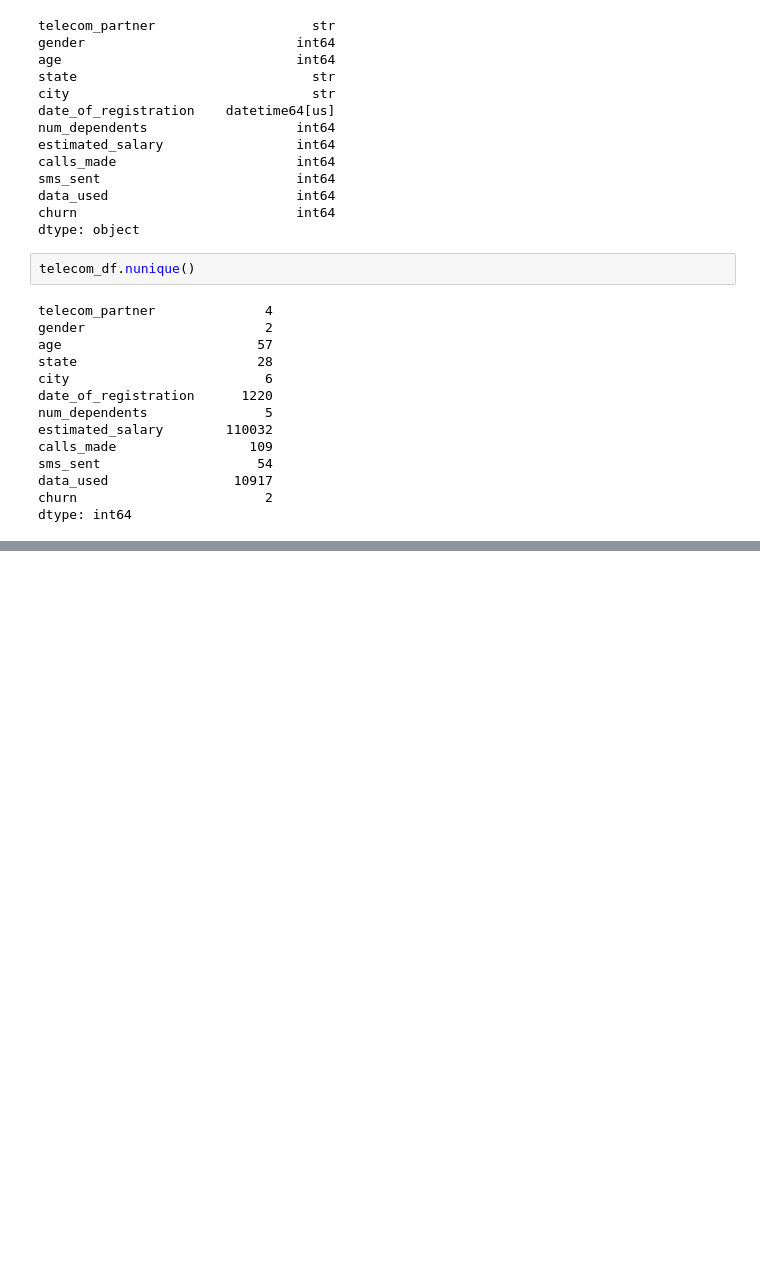
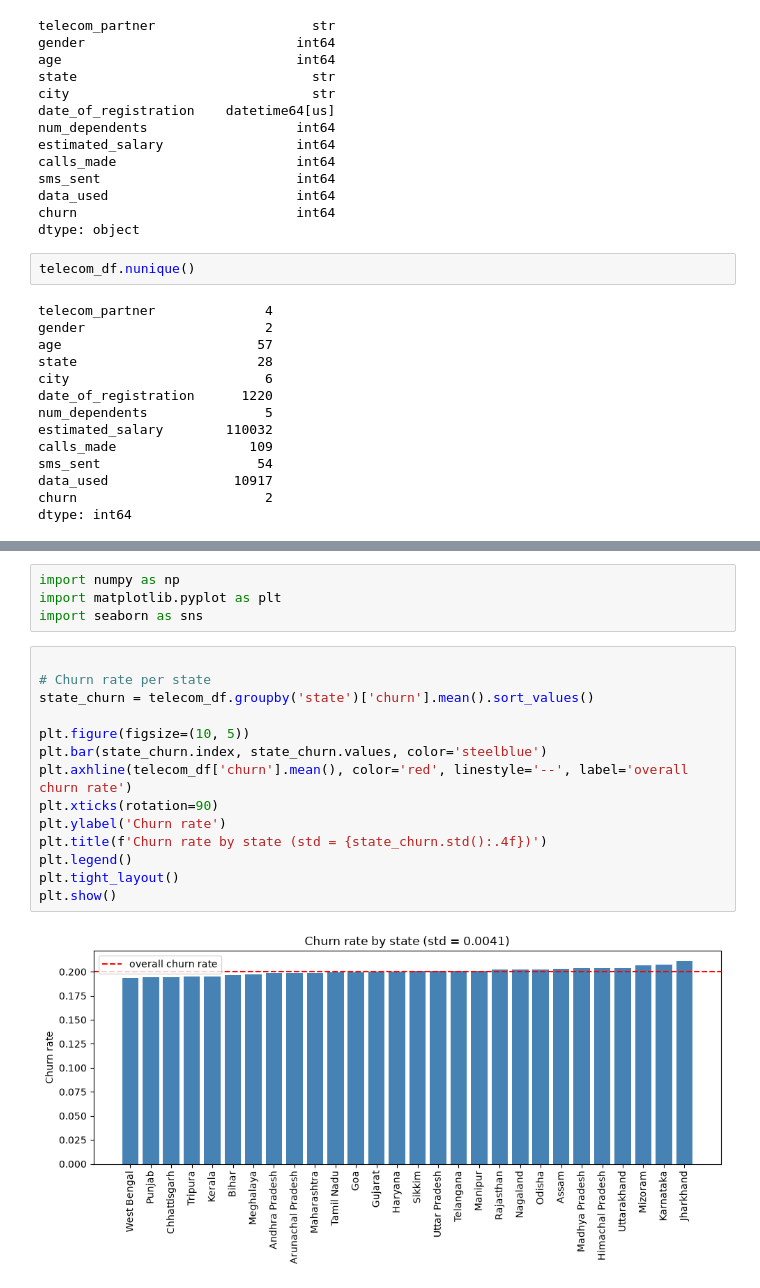
Before and after one commit to Chandru82582/CoWork, a Jupyter notebook: Phase1/mlfeaturing.ipynb, the cells around one changed output, grey strips where cells are left out. Drawn from its saved outputs; the diff is of its cells as text; blank space fills up the shorter version.

```diff
--- a/Phase1/mlfeaturing.ipynb
+++ b/Phase1/mlfeaturing.ipynb
@@ -129,0 +197,20 @@ telecom_encoded_df.describe()
+# %%
+import numpy as np
+import matplotlib.pyplot as plt
+import seaborn as sns
+# %%
+
+# Churn rate per state
+state_churn = telecom_df.groupby('state')['churn'].mean().sort_values()
+
+plt.figure(figsize=(10, 5))
+plt.bar(state_churn.index, state_churn.values, color='steelblue')
+plt.axhline(telecom_df['churn'].mean(), color='red', linestyle='--', label='overall churn rate')
+plt.xticks(rotation=90)
+plt.ylabel('Churn rate')
+plt.title(f'Churn rate by state (std = {state_churn.std():.4f})')
+plt.legend()
+plt.tight_layout()
+plt.show()
+# %% [output]
+[figure, added]
```
Also changed, not shown: parts of 25 cells of this notebook, 1 other file.
